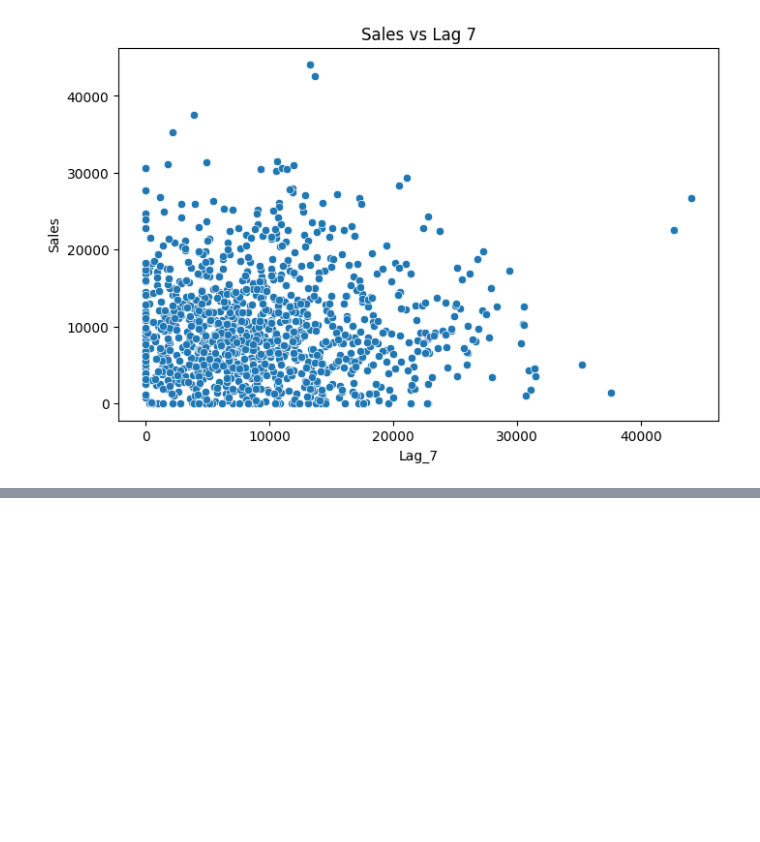
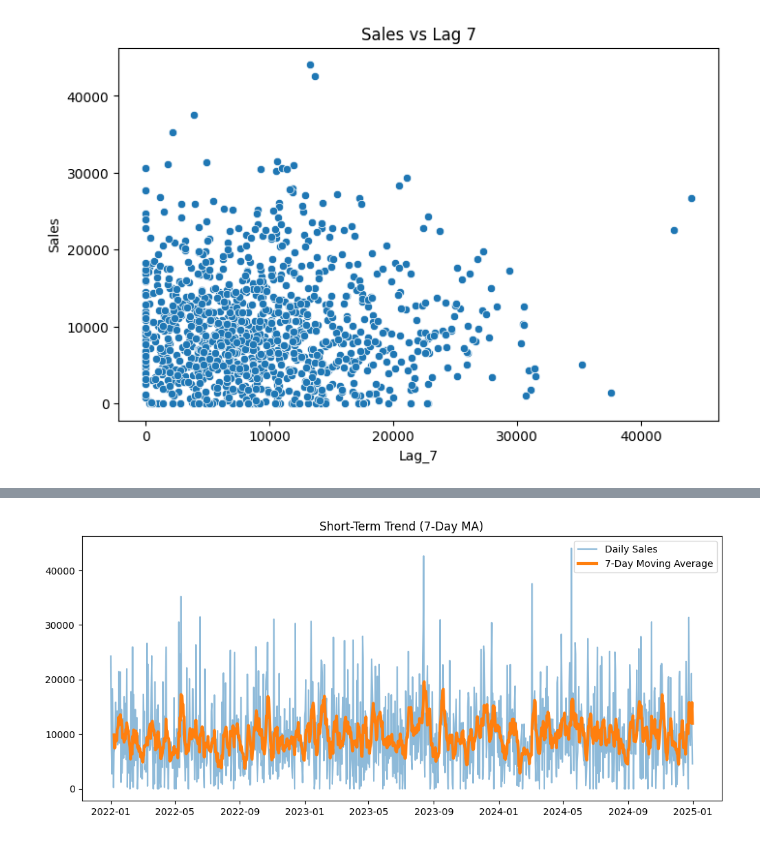
Before and after one commit to elvispreakerebi/ml-pipeline-formative-1, a Jupyter notebook: Copy_of_Welcome_To_Colab.ipynb, the cells around one changed output, grey strips where cells are left out. Cells and saved outputs as stored; diff of their text form; code cells hidden in the pictures; blank space fills up the shorter version.

```diff
--- a/Copy_of_Welcome_To_Colab.ipynb
+++ b/Copy_of_Welcome_To_Colab.ipynb
@@ -156,0 +182,11 @@ plt.show()
+# %%
+daily_df['MA_7'] = daily_df['Sales'].rolling(window=7).mean()
+
+plt.figure(figsize=(12,5))
+plt.plot(daily_df['Sales'], label='Daily Sales', alpha=0.5)
+plt.plot(daily_df['MA_7'], label='7-Day Moving Average', linewidth=3)
+plt.legend()
+plt.title("Short-Term Trend (7-Day MA)")
+plt.show()
+# %% [output]
+[figure, added]
```
Also changed, not shown: parts of 6 cells of this notebook.
